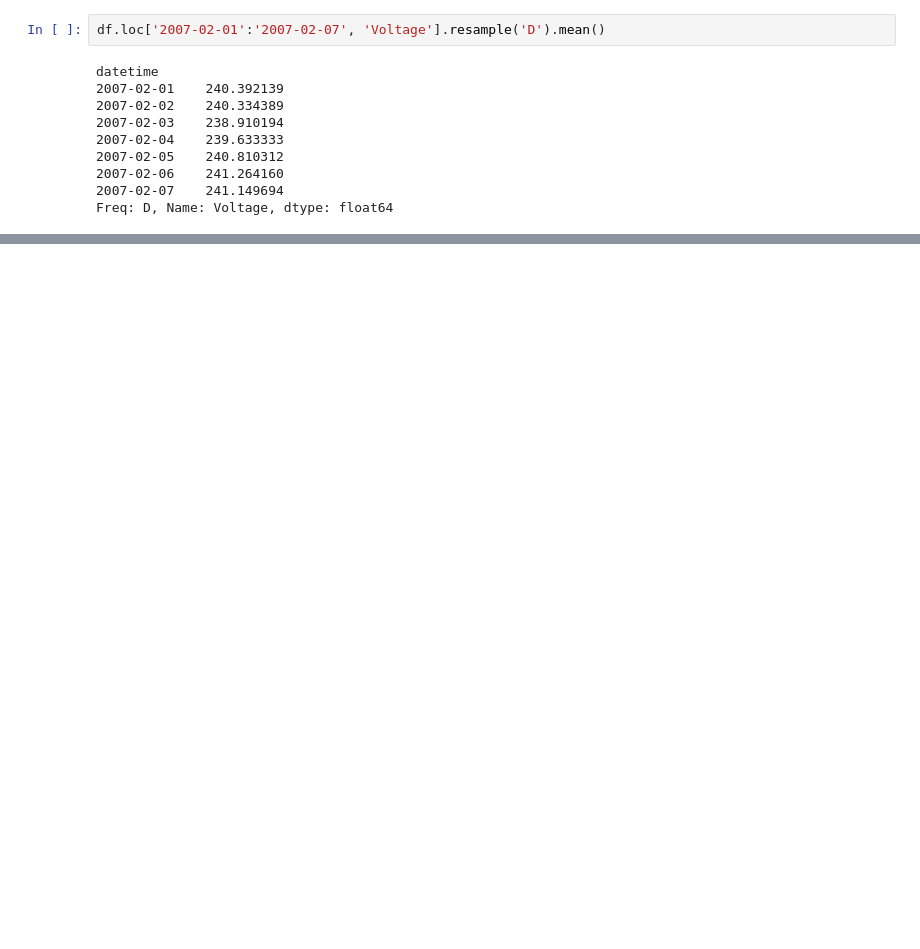
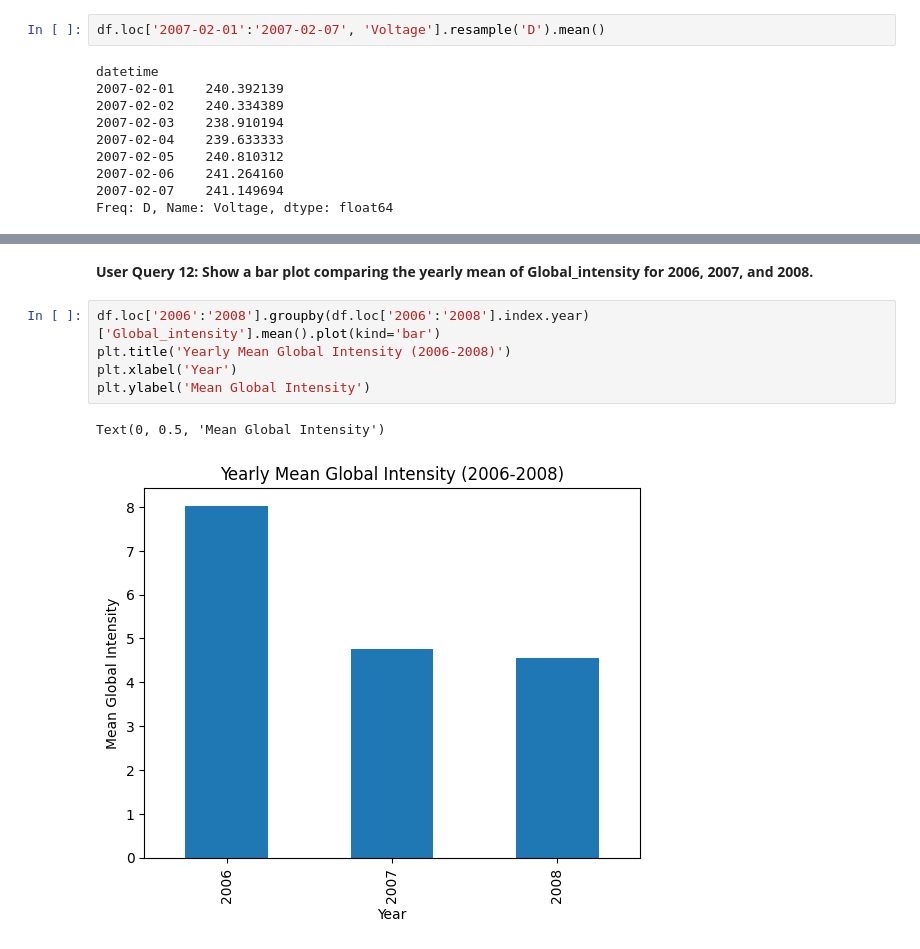
Before and after one commit to Cygnus101/PandasGPT, a Jupyter notebook: notebook/safeframeaitest.ipynb, the cells around one changed output, grey strips where cells are left out. Drawn from its saved outputs; the diff is of its cells as text; blank space fills up the shorter version.

```diff
--- a/notebook/safeframeaitest.ipynb
+++ b/notebook/safeframeaitest.ipynb
@@ -89,0 +140,10 @@ df[['Global_active_power', 'Sub_metering_1', 'Sub_metering_2', 'Sub_metering_3']
+# %% [markdown]
+**User Query 12: Show a bar plot comparing the yearly mean of Global_intensity for 2006, 2007, and 2008.**
+# %%
+df.loc['2006':'2008'].groupby(df.loc['2006':'2008'].index.year)['Global_intensity'].mean().plot(kind='bar')
+plt.title('Yearly Mean Global Intensity (2006-2008)')
+plt.xlabel('Year')
+plt.ylabel('Mean Global Intensity')
+# %% [output]
+Text(0, 0.5, 'Mean Global Intensity')
+[figure, added]
```
Also changed, not shown: parts of 22 cells of this notebook.
